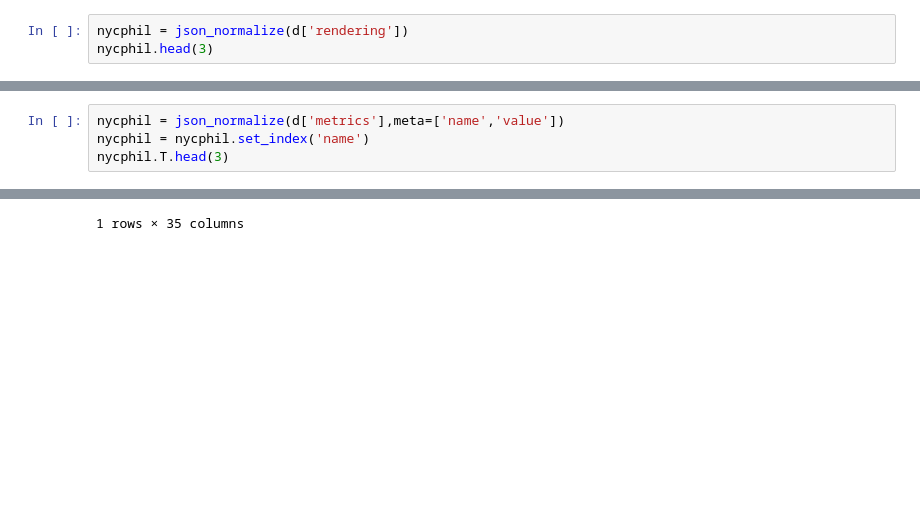
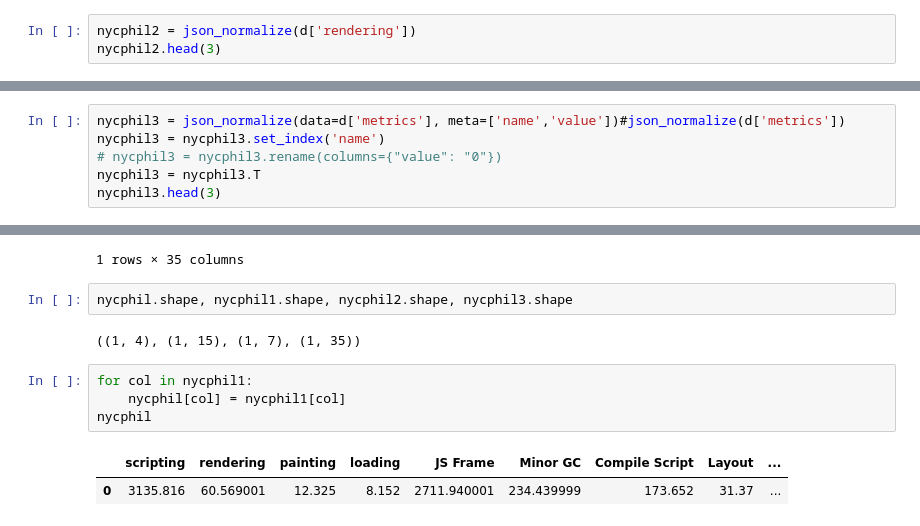
Before and after one commit to mehrotrasan16/performance-benchmarking-with-puppeteer, a Jupyter notebook: tracelyzer-to-csv.ipynb, the cells around one changed output, grey strips where cells are left out. Cells and saved outputs as stored; diff of their text form; blank space fills up the shorter version.

```diff
--- a/tracelyzer-to-csv.ipynb
+++ b/tracelyzer-to-csv.ipynb
@@ -192,14 +199,27 @@ nycphil.head(3)
 # %%
-nycphil = json_normalize(d['rendering'])
-nycphil.head(3)
+nycphil2 = json_normalize(d['rendering'])
+nycphil2.head(3)
 # %% [output]
 |  | firstPaint | forcedReflowEvents | fps.mean | fps.variance | fps.sd | fps.lo | fps.hi |
 | 0 | 5.065146 | 5 | 2.22 | 3051.6 | 55.24 | 0.28 | 85.55 |
 # %%
-nycphil = json_normalize(d['metrics'],meta=['name','value'])
-nycphil = nycphil.set_index('name')
-nycphil.T.head(3)
+nycphil3 = json_normalize(data=d['metrics'], meta=['name','value'])#json_normalize(d['metrics'])
+nycphil3 = nycphil3.set_index('name')
+# nycphil3 = nycphil3.rename(columns={"value": "0"})
+nycphil3 = nycphil3.T
+nycphil3.head(3)
 # %% [output]
 | name | Timestamp | AudioHandlers | Documents | Frames | JSEventListeners | LayoutObjects | MediaKeySessions | ... |
 | value | 1.103187e+06 | 0.0 | 4.0 | 2.0 | 168.0 | 1301.0 | 0.0 | ... |
 1 rows × 35 columns
+# %%
+nycphil.shape, nycphil1.shape, nycphil2.shape, nycphil3.shape
+# %% [output]
+((1, 4), (1, 15), (1, 7), (1, 35))
+# %%
+for col in nycphil1:
+    nycphil[col] = nycphil1[col]
+nycphil
+# %% [output]
+|  | scripting | rendering | painting | loading | JS Frame | Minor GC | Compile Script | Layout | ... |
+| 0 | 3135.816 | 60.569001 | 12.325 | 8.152 | 2711.940001 | 234.439999 | 173.652 | 31.37 | ... |
```
Also changed, not shown: parts of 19 cells of this notebook, 3 other files.
